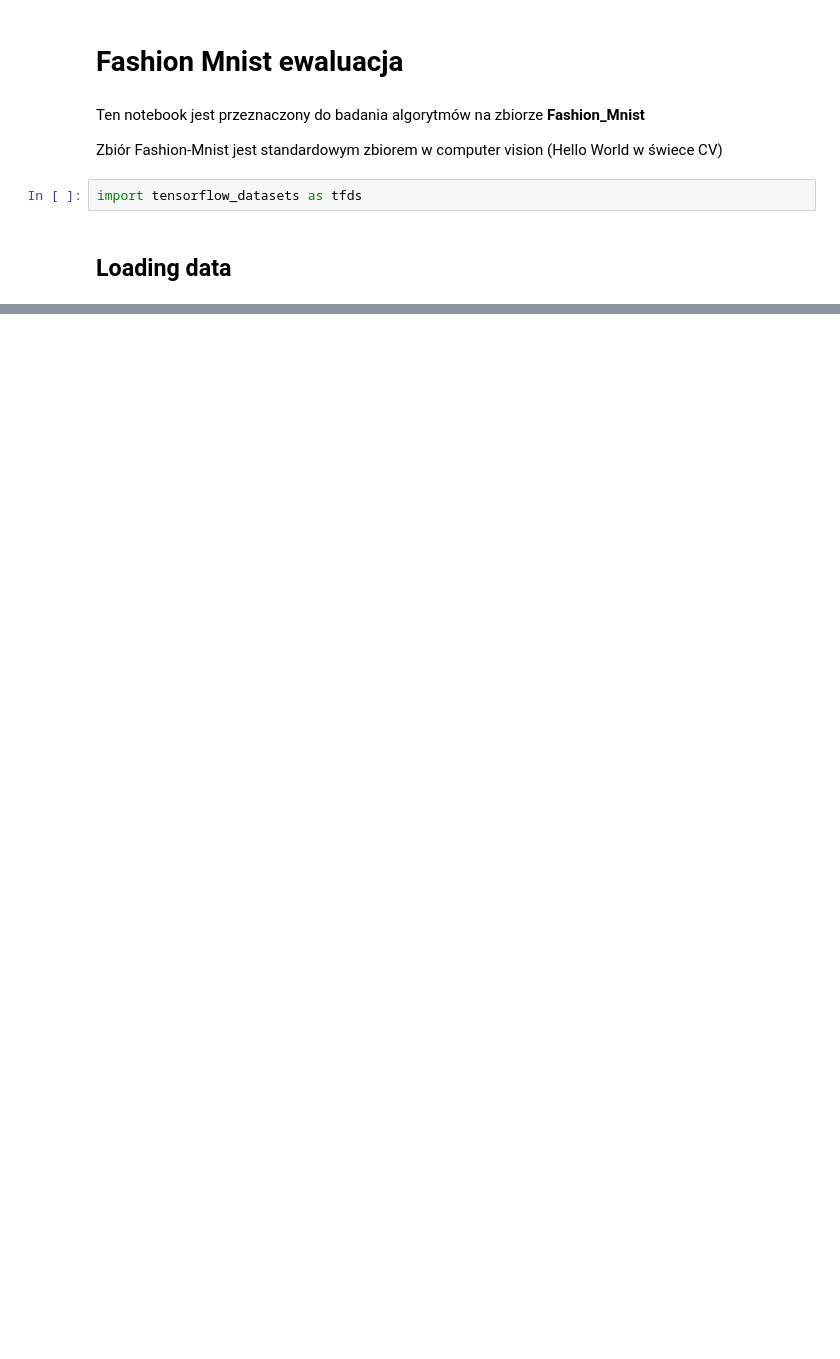
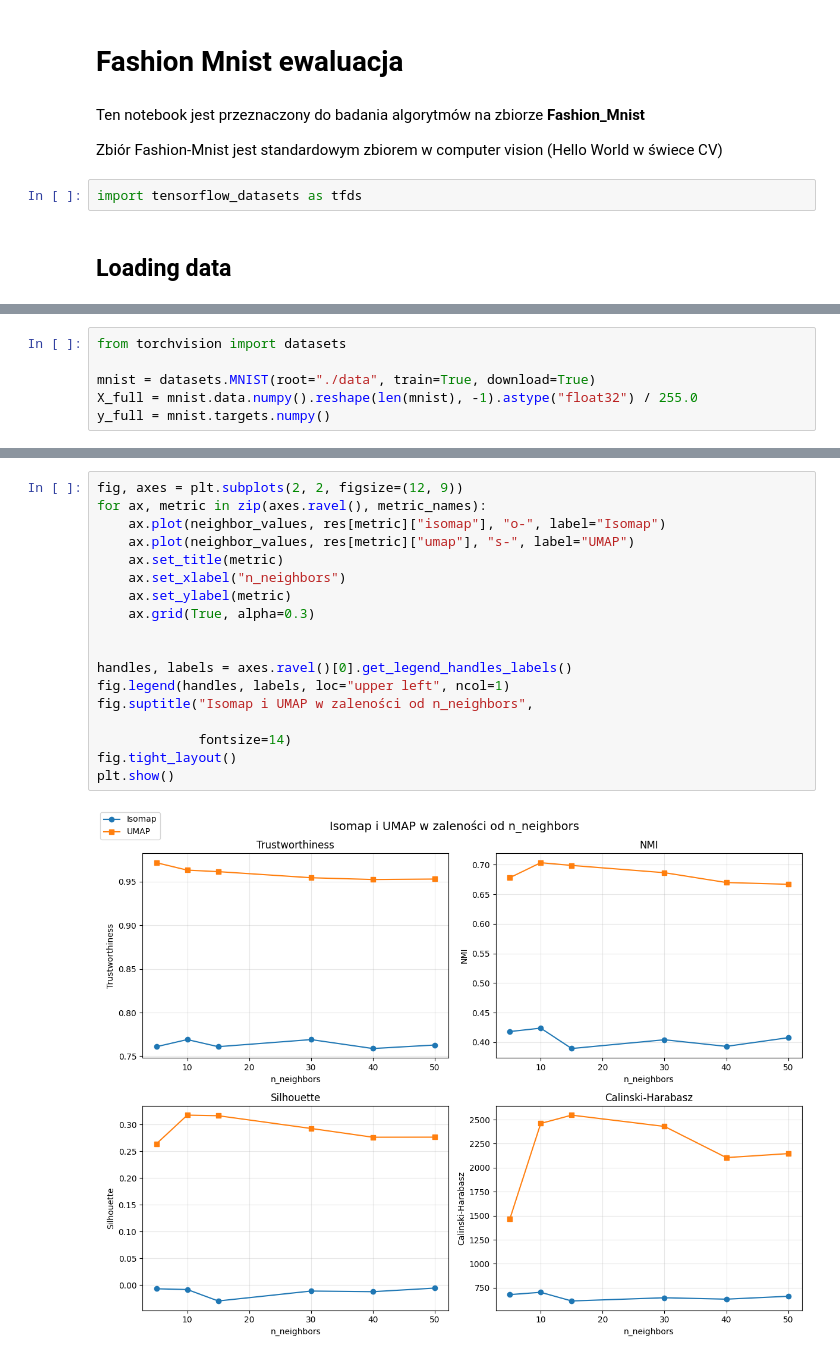
Before and after one commit to wiktorbag/Dimensionality-reduction-project, a Jupyter notebook: experiment2.ipynb, the cells around one changed output, grey strips where cells are left out. Saved outputs shown, nothing was run; the diff lists cells and outputs as text; blank space fills up the shorter version.

```diff
--- a/experiment2.ipynb
+++ b/experiment2.ipynb
@@ -40,0 +23,6 @@ tfds.core.DatasetInfo(
+# %%
+from torchvision import datasets
+
+mnist = datasets.MNIST(root="./data", train=True, download=True)
+X_full = mnist.data.numpy().reshape(len(mnist), -1).astype("float32") / 255.0
+y_full = mnist.targets.numpy()
@@ -40,0 +73,20 @@ tfds.core.DatasetInfo(
+# %%
+fig, axes = plt.subplots(2, 2, figsize=(12, 9))
+for ax, metric in zip(axes.ravel(), metric_names):
+    ax.plot(neighbor_values, res[metric]["isomap"], "o-", label="Isomap")
+    ax.plot(neighbor_values, res[metric]["umap"], "s-", label="UMAP")
+    ax.set_title(metric)
+    ax.set_xlabel("n_neighbors")
+    ax.set_ylabel(metric)
+    ax.grid(True, alpha=0.3)
+
+
+handles, labels = axes.ravel()[0].get_legend_handles_labels()
+fig.legend(handles, labels, loc="upper left", ncol=1)
+fig.suptitle("Isomap i UMAP w zaleności od n_neighbors",
+
+             fontsize=14)
+fig.tight_layout()
+plt.show()
+# %% [output]
+[figure, added]
```
Also changed, not shown: parts of 2 cells of this notebook, 2 other files.
